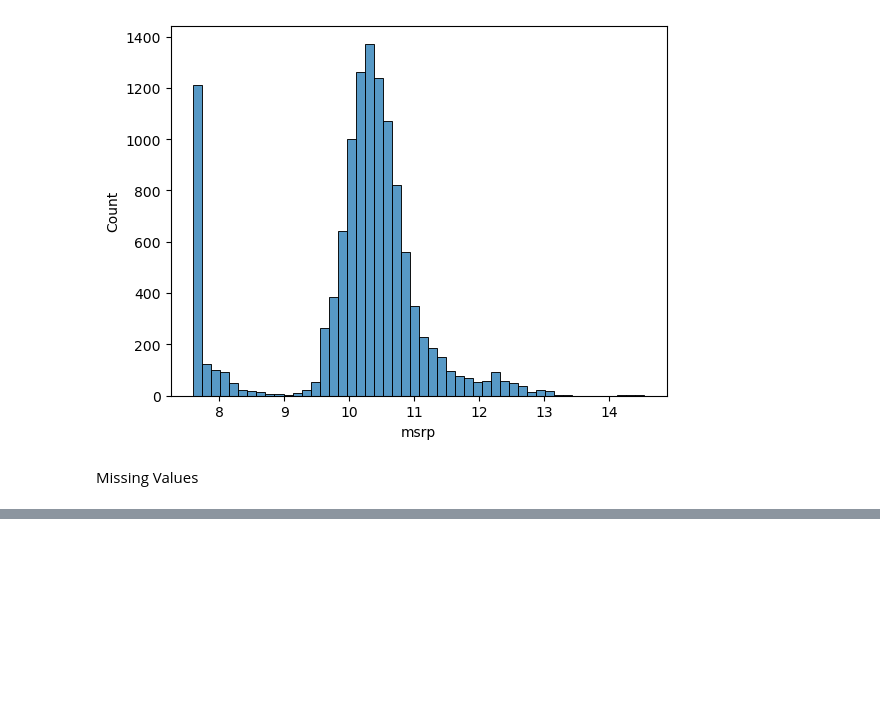
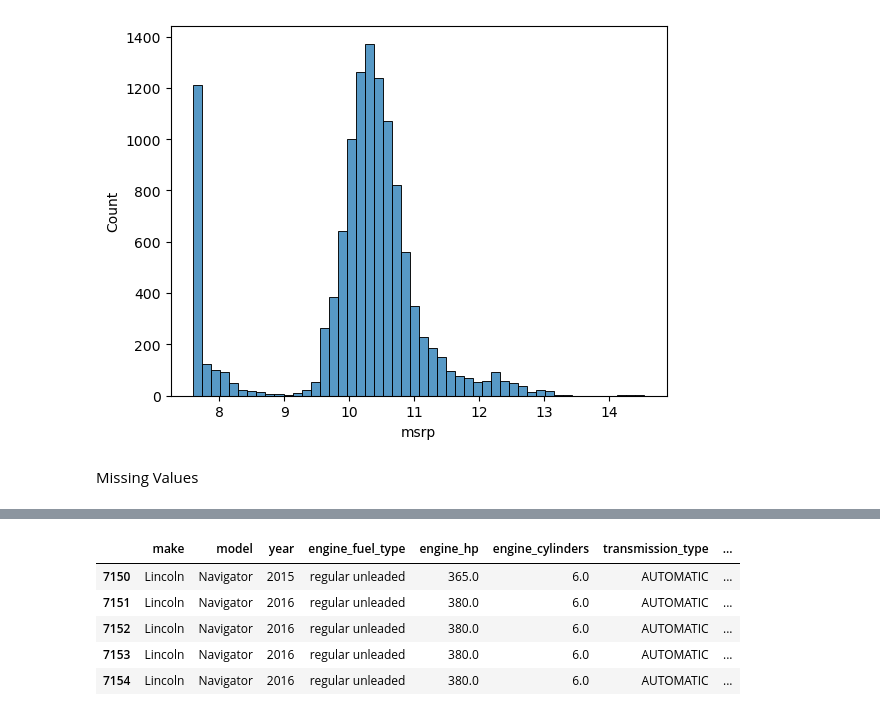
Before and after one commit to jimmy-do/mlbookcamp-code, a Jupyter notebook: chapter-02-car-price/car-price-proj.ipynb, the cells around one changed output, grey strips where cells are left out. Drawn from its saved outputs; the diff is of its cells as text; code cells hidden in the pictures; blank space fills up the shorter version.

```diff
--- a/chapter-02-car-price/car-price-proj.ipynb
+++ b/chapter-02-car-price/car-price-proj.ipynb
@@ -216,0 +237,7 @@ df.isnull().sum() # will sum up the missing values of dataframe
+# %%
+n = len(df)
+
+n_val = int(n*0.2)
+# n_val = n*0.2 -> will return decimal form!
+n_test = int(n*(0.2))
+n_train = int(n - n_val - n_test)
@@ -216,0 +271,9 @@ df.isnull().sum() # will sum up the missing values of dataframe
+# %%
+df_train.head()
+# %% [output]
+|  | make | model | year | engine_fuel_type | engine_hp | engine_cylinders | transmission_type | ... |
+| 7150 | Lincoln | Navigator | 2015 | regular unleaded | 365.0 | 6.0 | AUTOMATIC | ... |
+| 7151 | Lincoln | Navigator | 2016 | regular unleaded | 380.0 | 6.0 | AUTOMATIC | ... |
+| 7152 | Lincoln | Navigator | 2016 | regular unleaded | 380.0 | 6.0 | AUTOMATIC | ... |
+| 7153 | Lincoln | Navigator | 2016 | regular unleaded | 380.0 | 6.0 | AUTOMATIC | ... |
+| 7154 | Lincoln | Navigator | 2016 | regular unleaded | 380.0 | 6.0 | AUTOMATIC | ... |
```
Also changed, not shown: parts of 11 cells of this notebook.
